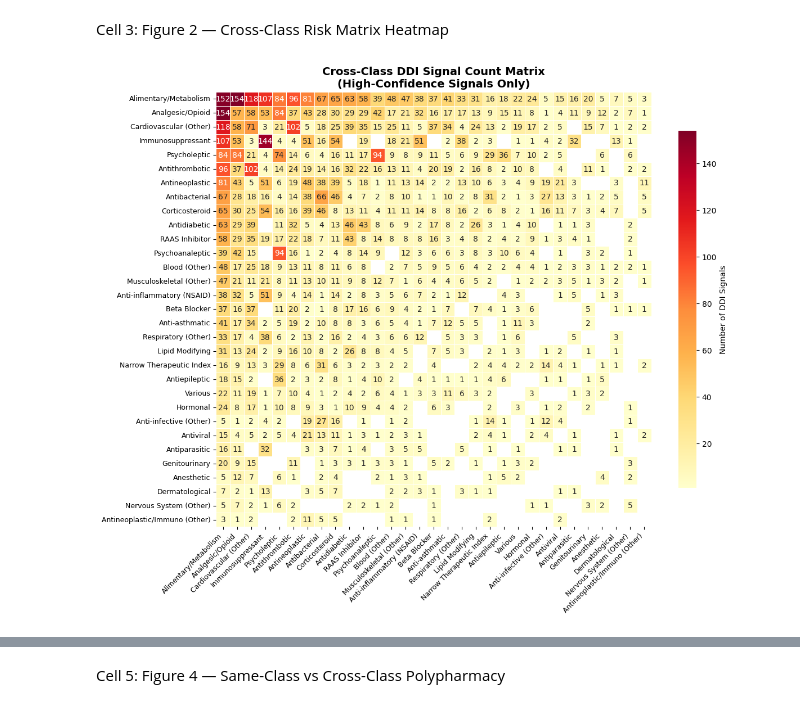
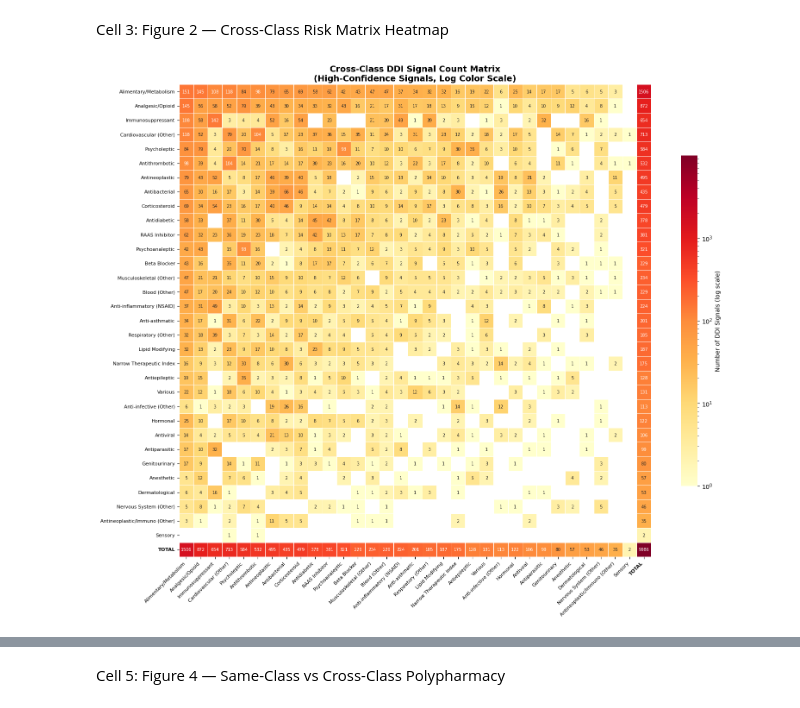
Before and after one commit to Josh-Buck/FDA_FAERS_Josh_Buck, a Jupyter notebook: FDA_Figures.ipynb, the cells around one changed output, grey strips where cells are left out. Saved outputs shown, nothing was run; the diff lists cells and outputs as text; code cells hidden in the pictures.

```diff
--- a/FDA_Figures.ipynb
+++ b/FDA_Figures.ipynb
@@ -137,73 +137,72 @@ Saved: fig1_serious_rate_by_class.png
 Cell 3: Figure 2 — Cross-Class Risk Matrix Heatmap
 # %%
 # ============================================================
-# FIGURE 2: Cross-Class DDI Risk Matrix
+# FIGURE 2a: Cross-Class Signal Count Matrix (Full, Log Scale + Marginals)
 # ============================================================
 
-# Use high-confidence signals only
-# Create sorted class pair and compute average ROR
+from matplotlib.colors import LogNorm
+
 hc['class_pair'] = hc.apply(lambda r: tuple(sorted([r['CLASS_A'], r['CLASS_B']])), axis=1)
 
-# Count signals and average ROR per class pair
 class_matrix_data = hc.groupby('class_pair').agg(
     signal_count=('ROR', 'count'),
     avg_ror=('ROR', 'mean')
 ).reset_index()
 
 class_matrix_data['CLASS_1'] = class_matrix_data['class_pair'].str[0]
 class_matrix_data['CLASS_2'] = class_matrix_data['class_pair'].str[1]
 
-# Get top classes by total signal involvement
+# Get all classes by involvement
 class_involvement = pd.concat([hc['CLASS_A'], hc['CLASS_B']]).value_counts()
-top_classes = class_involvement[class_involvement >= 20].index.tolist()
-top_classes = [c for c in top_classes if c != 'Unclassified']
+all_classes = [c for c in class_involvement.index if c != 'Unclassified']
 
-# Build matrix — signal count
-matrix_count = pd.DataFrame(0, index=top_classes, columns=top_classes, dtype=float)
-matrix_ror = pd.DataFrame(0.0, index=top_classes, columns=top_classes)
+# Build matrix
+matrix_count = pd.DataFrame(0, index=all_classes, columns=all_classes, dtype=float)
 
 for _, row in class_matrix_data.iterrows():
     c1, c2 = row['CLASS_1'], row['CLASS_2']
-    if c1 in top_classes and c2 in top_classes:
+    if c1 in all_classes and c2 in all_classes:
         matrix_count.loc[c1, c2] = row['signal_count']
-        matrix_count.loc[c2, c1] = row['signal_count']
-        matrix_ror.loc[c1, c2] = row['avg_ror']
-        matrix_ror.loc[c2, c1] = row['avg_ror']
+        if c1 != c2:
+            matrix_count.loc[c2, c1] = row['signal_count']
 
-# Replace 0s with NaN for cleaner heatmap
-matrix_count_display = matrix_count.replace(0, np.nan)
+# Add marginal totals
+matrix_count['TOTAL'] = matrix_count.sum(axis=1)
+totals_row = matrix_count.sum(axis=0)
+totals_row.name = 'TOTAL'
+matrix_count = pd.concat([matrix_count, totals_row.to_frame().T])
 
-fig, ax = plt.subplots(figsize=(12, 10))
-sns.heatmap(matrix_count_display, annot=True, fmt='.0f', cmap='YlOrRd',
-            linewidths=0.5, linecolor='white', square=True,
-            cbar_kws={'label': 'Number of DDI Signals', 'shrink': 0.8},
-            ax=ax, mask=matrix_count_display.isna())
+# Separate the annotation matrix (with totals) from the heatmap matrix
+annot_matrix = matrix_count.copy()
+heat_matrix = matrix_count.replace(0, np.nan).copy()
 
-ax.set_title('Cross-Class DDI Signal Count Matrix\n(High-Confidence Signals Only)',
+fig, ax = plt.subplots(figsize=(16, 13))
+sns.heatmap(heat_matrix, annot=annot_matrix, fmt='.0f',
+            norm=LogNorm(vmin=1, vmax=heat_matrix.max().max()),
+            cmap='YlOrRd', linewidths=0.5, linecolor='white', square=True,
+            cbar_kws={'label': 'Number of DDI Signals (log scale)', 'shrink': 0.7},
+            ax=ax, mask=heat_matrix.isna(), annot_kws={'size': 7})
+
+ax.set_title('Cross-Class DDI Signal Count Matrix\n(High-Confidence Signals, Log Color Scale)',
              fontsize=14, fontweight='bold')
-ax.set_xticklabels(ax.get_xticklabels(), rotation=45, ha='right', fontsize=9)
-ax.set_yticklabels(ax.get_yticklabels(), rotation=0, fontsize=9)
+ax.set_xticklabels(ax.get_xticklabels(), rotation=45, ha='right', fontsize=8)
+ax.set_yticklabels(ax.get_yticklabels(), rotation=0, fontsize=8)
+
+# Bold the TOTAL row/column labels
+xlabels = ax.get_xticklabels()
+ylabels = ax.get_yticklabels()
+for label in xlabels:
+    if label.get_text() == 'TOTAL':
+        label.set_fontweight('bold')
+for label in ylabels:
+    if label.get_text() == 'TOTAL':
+        label.set_fontweight('bold')
+ax.set_xticklabels(xlabels)
+ax.set_yticklabels(ylabels)
+
 plt.tight_layout()
-plt.savefig('fig2_cross_class_heatmap.png', dpi=300, bbox_inches='tight')
+plt.savefig('fig2a_cross_class_heatmap_log.png', dpi=300, bbox_inches='tight')
 plt.show()
-print("Saved: fig2_cross_class_heatmap.png")
-
-# Also make average ROR version
-matrix_ror_display = matrix_ror.replace(0, np.nan)
-
-fig, ax = plt.subplots(figsize=(12, 10))
-sns.heatmap(matrix_ror_display, annot=True, fmt='.1f', cmap='YlOrRd',
-            linewidths=0.5, linecolor='white', square=True,
-            cbar_kws={'label': 'Average ROR', 'shrink': 0.8},
-            ax=ax, mask=matrix_ror_display.isna())
-
-ax.set_title('Cross-Class Average ROR Matrix\n(High-Confidence Signals Only)',
-             fontsize=14, fontweight='bold')
-ax.set_xticklabels(ax.get_xticklabels(), rotation=45, ha='right', fontsize=9)
-ax.set_yticklabels(ax.get_yticklabels(), rotation=0, fontsize=9)
-plt.tight_layout()
-plt.savefig('fig2b_cross_class_ror_heatmap.png', dpi=300, bbox_inches='tight')
-plt.show()
-print("Saved: fig2b_cross_class_ror_heatmap.png")
+print("Saved: fig2a_cross_class_heatmap_log.png")
 # %% [output]
-[figure, old version]
+[figure, new version]
```
Also changed, not shown: parts of 6 cells of this notebook, 16 other files.
